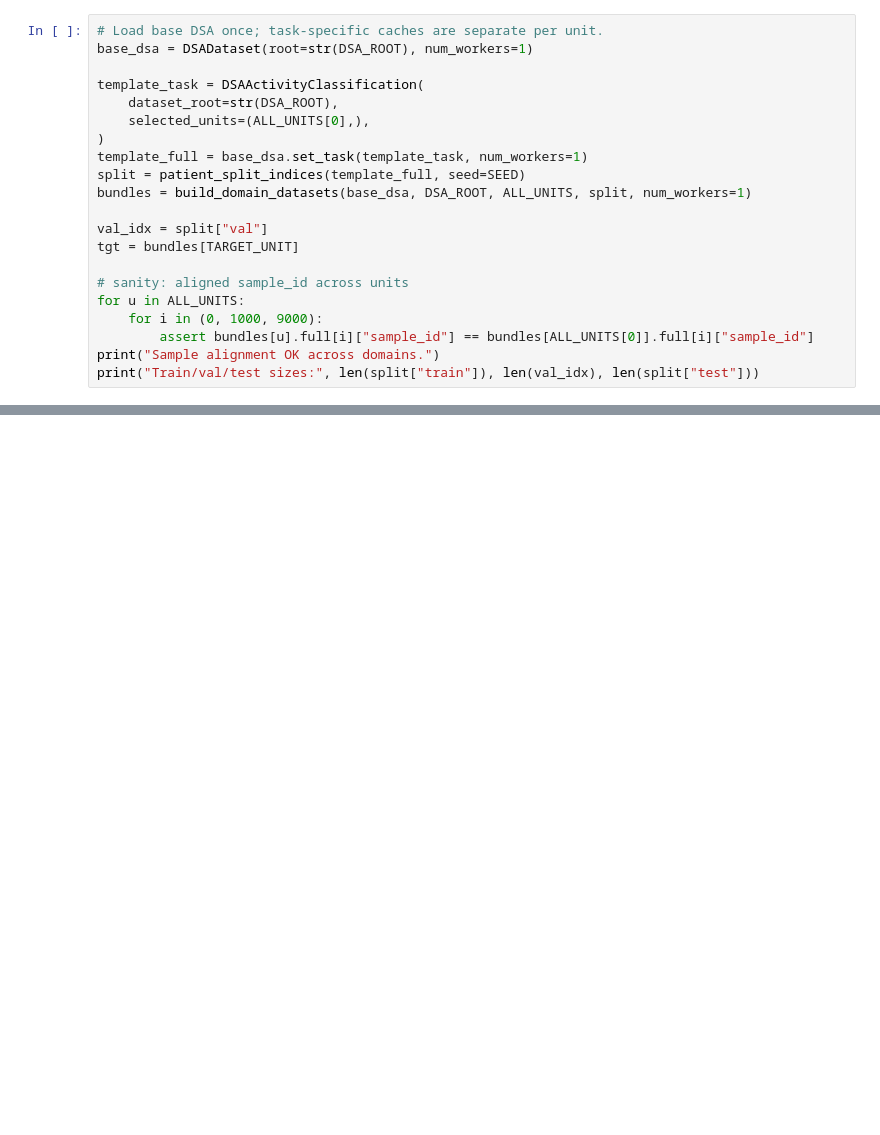
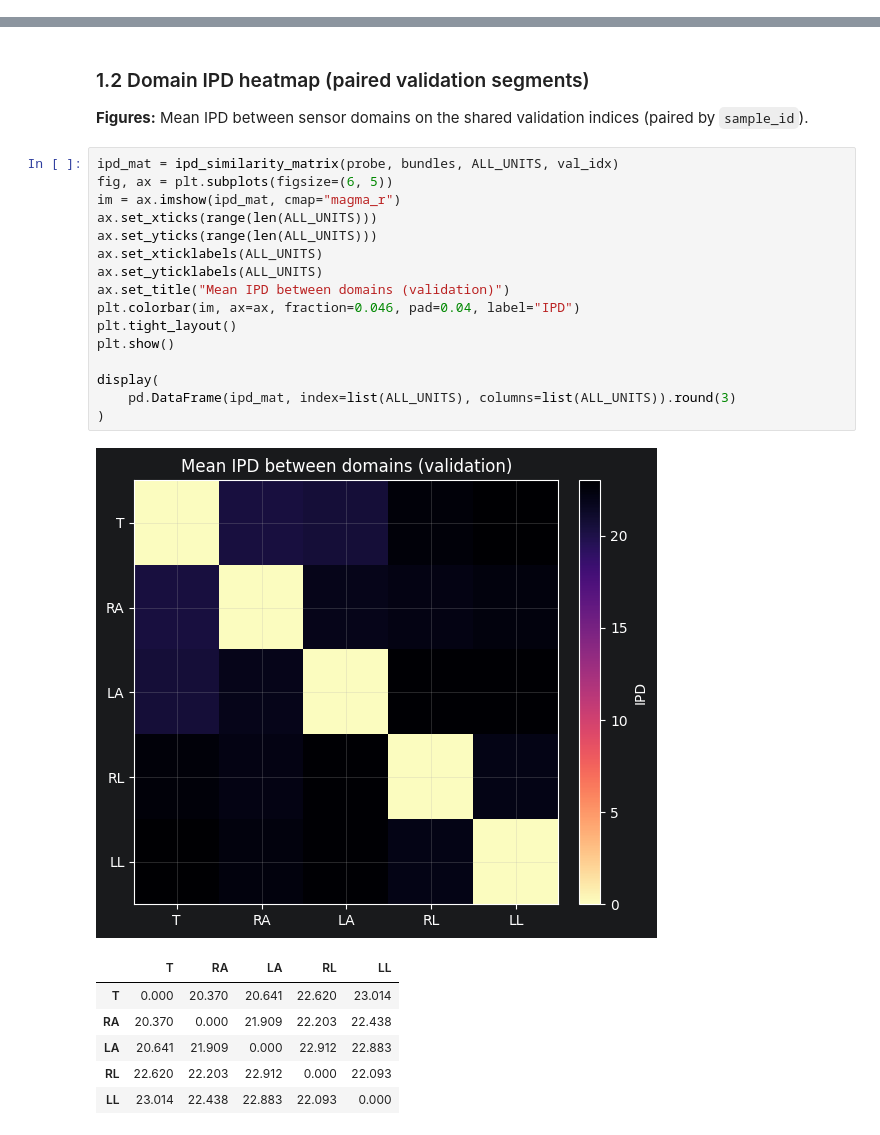
Before and after one commit to thomasfire/PyHealth, a Jupyter notebook: examples/dsa_adaptive_transfer_paper_replication.ipynb, the cells around one changed output, grey strips where cells are left out. Drawn from its saved outputs; the diff is of its cells as text; blank space fills up the shorter version.

```diff
--- a/examples/dsa_adaptive_transfer_paper_replication.ipynb
+++ b/examples/dsa_adaptive_transfer_paper_replication.ipynb
@@ -878,21 +0,0 @@ loss: 0.2543
-# %%
-# Load base DSA once; task-specific caches are separate per unit.
-base_dsa = DSADataset(root=str(DSA_ROOT), num_workers=1)
-
-template_task = DSAActivityClassification(
-    dataset_root=str(DSA_ROOT),
-    selected_units=(ALL_UNITS[0],),
-)
-template_full = base_dsa.set_task(template_task, num_workers=1)
-split = patient_split_indices(template_full, seed=SEED)
-bundles = build_domain_datasets(base_dsa, DSA_ROOT, ALL_UNITS, split, num_workers=1)
-
-val_idx = split["val"]
-tgt = bundles[TARGET_UNIT]
-
-# sanity: aligned sample_id across units
-for u in ALL_UNITS:
-    for i in (0, 1000, 9000):
-        assert bundles[u].full[i]["sample_id"] == bundles[ALL_UNITS[0]].full[i]["sample_id"]
-print("Sample alignment OK across domains.")
-print("Train/val/test sizes:", len(split["train"]), len(val_idx), len(split["test"]))
@@ -1360,0 +1033,28 @@ loss: 2.2438
+# %% [markdown]
+### 1.2 Domain IPD heatmap (paired validation segments)
+
+**Figures:** Mean IPD between sensor domains on the shared validation indices (paired by `sample_id`).
+# %%
+ipd_mat = ipd_similarity_matrix(probe, bundles, ALL_UNITS, val_idx)
+fig, ax = plt.subplots(figsize=(6, 5))
+im = ax.imshow(ipd_mat, cmap="magma_r")
+ax.set_xticks(range(len(ALL_UNITS)))
+ax.set_yticks(range(len(ALL_UNITS)))
+ax.set_xticklabels(ALL_UNITS)
+ax.set_yticklabels(ALL_UNITS)
+ax.set_title("Mean IPD between domains (validation)")
+plt.colorbar(im, ax=ax, fraction=0.046, pad=0.04, label="IPD")
+plt.tight_layout()
+plt.show()
+
+display(
+    pd.DataFrame(ipd_mat, index=list(ALL_UNITS), columns=list(ALL_UNITS)).round(3)
+)
+# %% [output]
+[figure, added]
+|  | T | RA | LA | RL | LL |
+| T | 0.000 | 20.370 | 20.641 | 22.620 | 23.014 |
+| RA | 20.370 | 0.000 | 21.909 | 22.203 | 22.438 |
+| LA | 20.641 | 21.909 | 0.000 | 22.912 | 22.883 |
+| RL | 22.620 | 22.203 | 22.912 | 0.000 | 22.093 |
+| LL | 23.014 | 22.438 | 22.883 | 22.093 | 0.000 |
```
Also changed, not shown: parts of 47 cells of this notebook.
